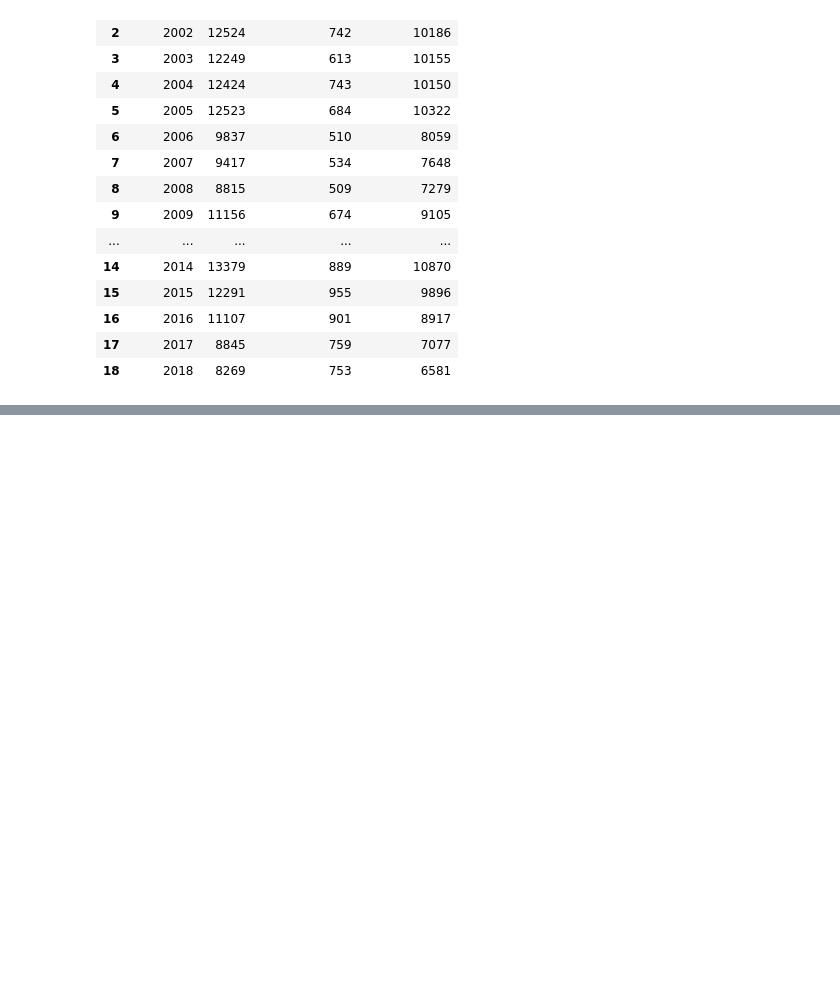
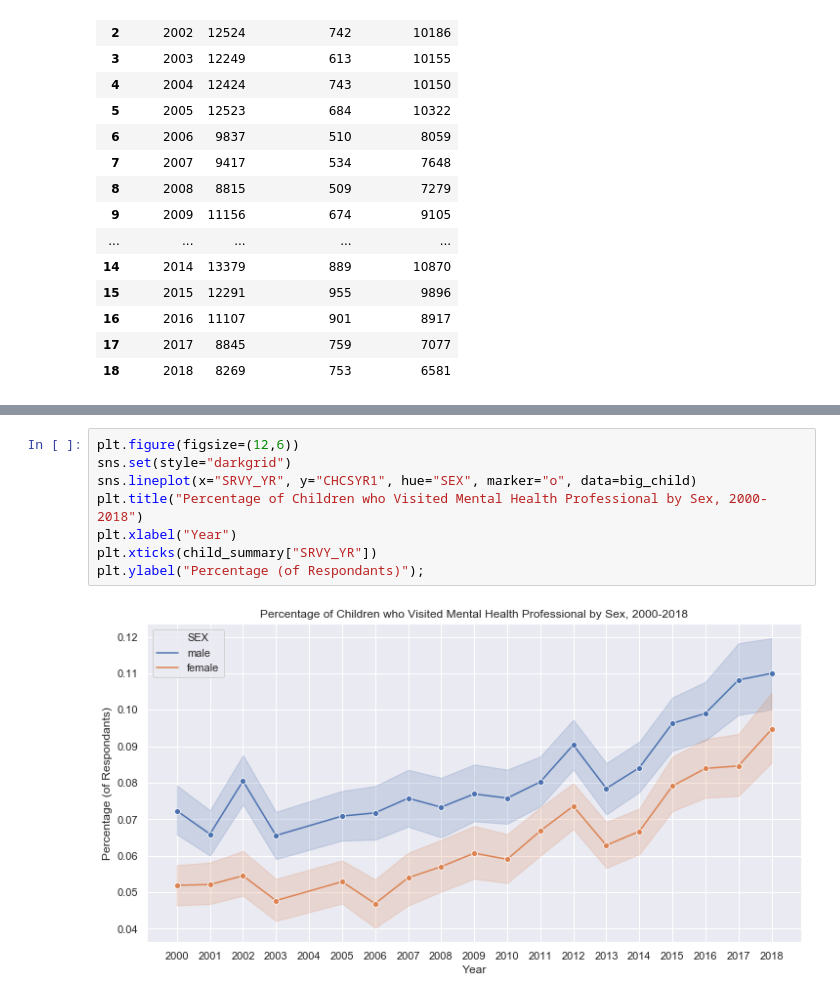
Before and after one commit to haroldcha/DIGHUM101_Project, a Jupyter notebook: Notebooks/Mental Health Care Usage for Adolescents.ipynb, the cells around one changed output, grey strips where cells are left out. Cells and saved outputs as stored; diff of their text form; blank space fills up the shorter version.

```diff
--- a/Notebooks/Mental Health Care Usage for Adolescents.ipynb
+++ b/Notebooks/Mental Health Care Usage for Adolescents.ipynb
@@ -198,0 +166,10 @@ child_18[child_18["CHCSYR1"]==1]
+# %%
+plt.figure(figsize=(12,6))
+sns.set(style="darkgrid")
+sns.lineplot(x="SRVY_YR", y="CHCSYR1", hue="SEX", marker="o", data=big_child)
+plt.title("Percentage of Children who Visited Mental Health Professional by Sex, 2000-2018")
+plt.xlabel("Year")
+plt.xticks(child_summary["SRVY_YR"])
+plt.ylabel("Percentage (of Respondants)");
+# %% [output]
+[figure, added]
```
Also changed, not shown: parts of 13 cells of this notebook, 1 other file.
